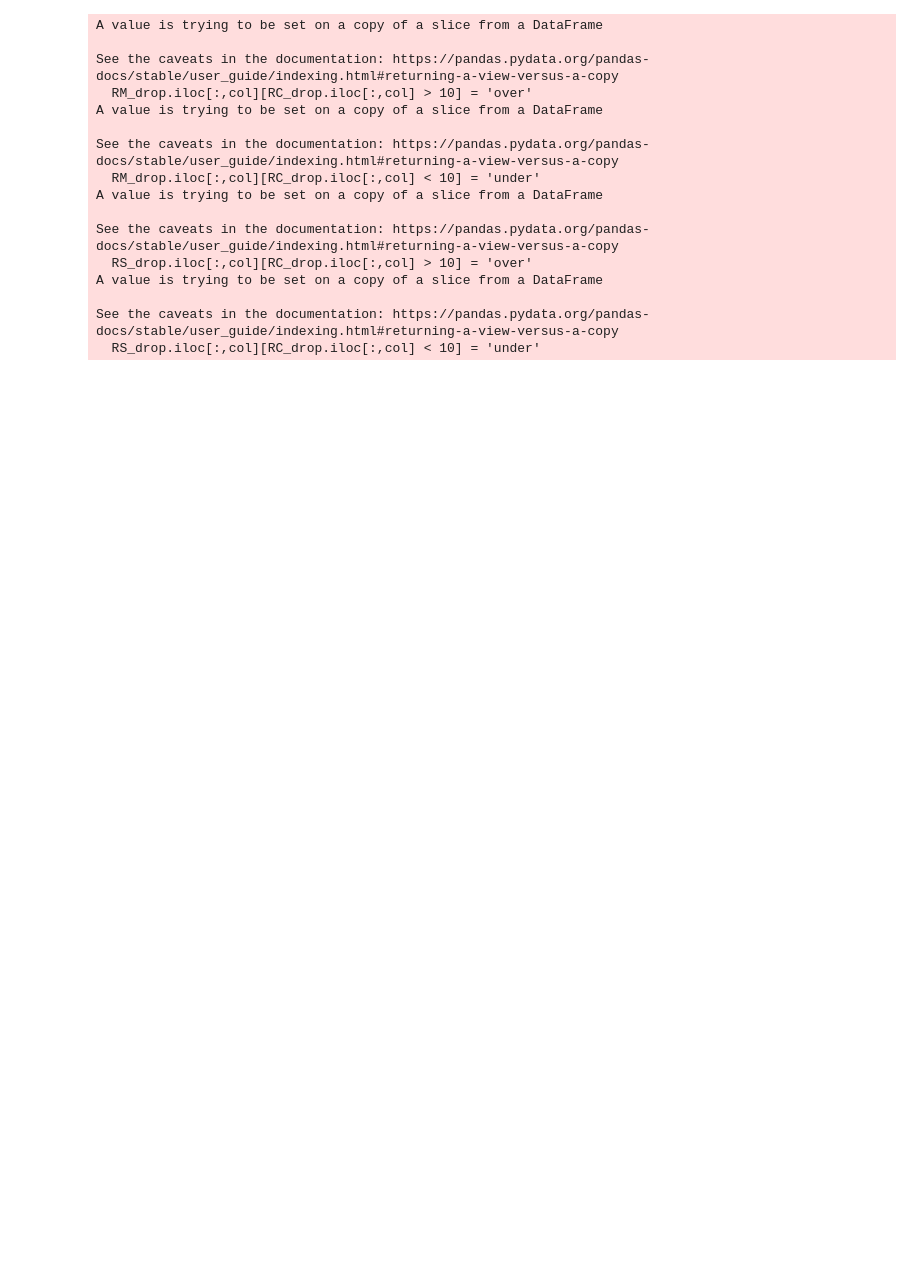
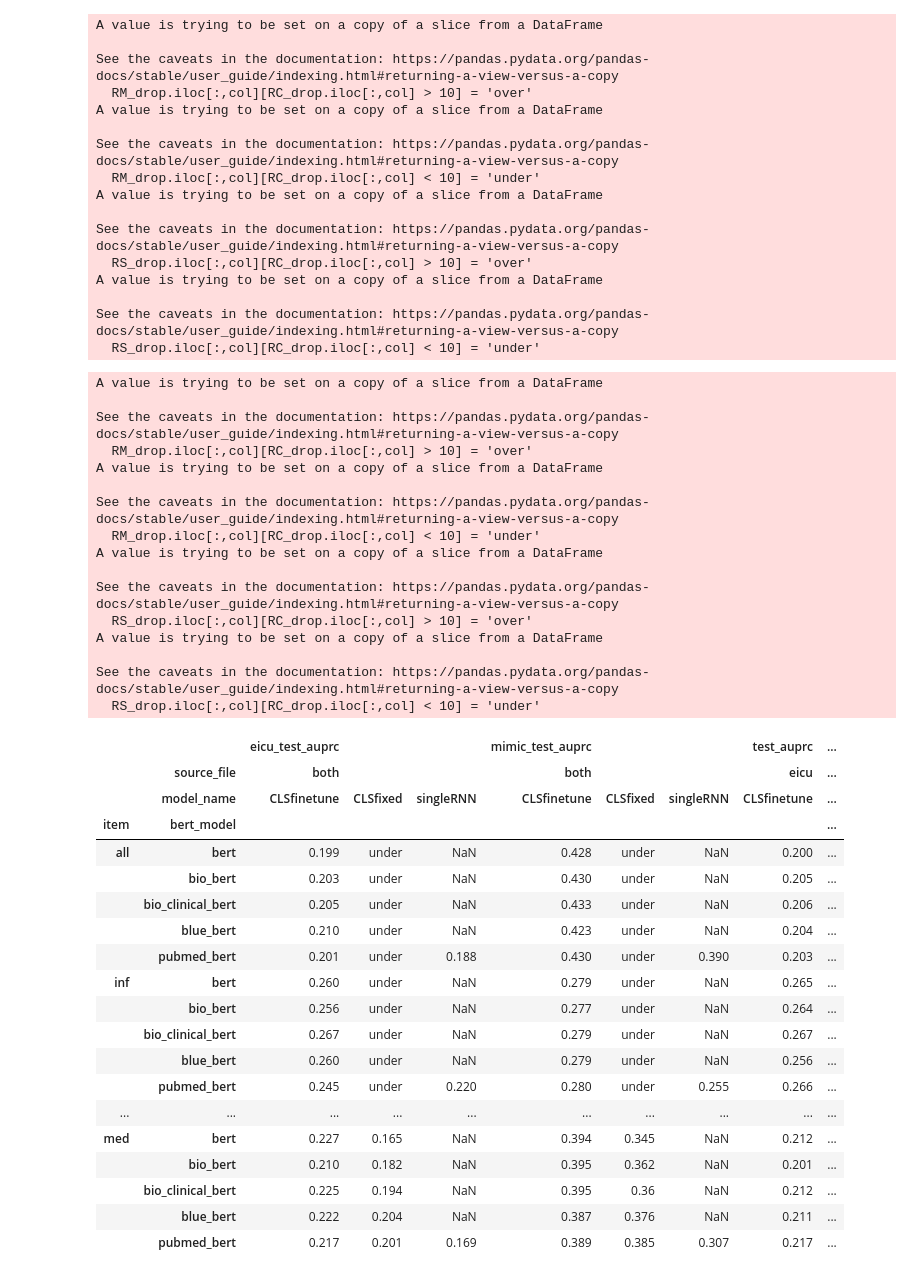
Before and after one commit to jiyounglee-0523/pretrained_ehr, a Jupyter notebook: visualize/RNNsweep.ipynb, the cells around one changed output. Saved outputs shown, nothing was run; the diff lists cells and outputs as text; code cells hidden in the pictures; blank space fills up the shorter version.

```diff
--- a/visualize/RNNsweep.ipynb
+++ b/visualize/RNNsweep.ipynb
@@ -148,6 +131,45 @@ A value is trying to be set on a copy of a slice from a DataFrame
 
 See the caveats in the documentation: https://pandas.pydata.org/pandas-docs/stable/user_guide/indexing.html#returning-a-view-versus-a-copy
   RS_drop.iloc[:,col][RC_drop.iloc[:,col] < 10] = 'under'
+# %%
+generate_table(rundata, 'mortality')
+# %% [output]
+A value is trying to be set on a copy of a slice from a DataFrame
+
+See the caveats in the documentation: https://pandas.pydata.org/pandas-docs/stable/user_guide/indexing.html#returning-a-view-versus-a-copy
+  RM_drop.iloc[:,col][RC_drop.iloc[:,col] > 10] = 'over'
+A value is trying to be set on a copy of a slice from a DataFrame
+
+See the caveats in the documentation: https://pandas.pydata.org/pandas-docs/stable/user_guide/indexing.html#returning-a-view-versus-a-copy
+  RM_drop.iloc[:,col][RC_drop.iloc[:,col] < 10] = 'under'
+A value is trying to be set on a copy of a slice from a DataFrame
+
+See the caveats in the documentation: https://pandas.pydata.org/pandas-docs/stable/user_guide/indexing.html#returning-a-view-versus-a-copy
+  RS_drop.iloc[:,col][RC_drop.iloc[:,col] > 10] = 'over'
+A value is trying to be set on a copy of a slice from a DataFrame
+
+See the caveats in the documentation: https://pandas.pydata.org/pandas-docs/stable/user_guide/indexing.html#returning-a-view-versus-a-copy
+  RS_drop.iloc[:,col][RC_drop.iloc[:,col] < 10] = 'under'
+|  |  | eicu_test_auprc |  |  | mimic_test_auprc |  |  | test_auprc | ... |
+|  | source_file | both |  |  | both |  |  | eicu | ... |
+|  | model_name | CLSfinetune | CLSfixed | singleRNN | CLSfinetune | CLSfixed | singleRNN | CLSfinetune | ... |
+| item | bert_model |  |  |  |  |  |  |  | ... |
+| all | bert | 0.199 | under | NaN | 0.428 | under | NaN | 0.200 | ... |
+|  | bio_bert | 0.203 | under | NaN | 0.430 | under | NaN | 0.205 | ... |
+|  | bio_clinical_bert | 0.205 | under | NaN | 0.433 | under | NaN | 0.206 | ... |
+|  | blue_bert | 0.210 | under | NaN | 0.423 | under | NaN | 0.204 | ... |
+|  | pubmed_bert | 0.201 | under | 0.188 | 0.430 | under | 0.390 | 0.203 | ... |
+| inf | bert | 0.260 | under | NaN | 0.279 | under | NaN | 0.265 | ... |
+|  | bio_bert | 0.256 | under | NaN | 0.277 | under | NaN | 0.264 | ... |
+|  | bio_clinical_bert | 0.267 | under | NaN | 0.279 | under | NaN | 0.267 | ... |
+|  | blue_bert | 0.260 | under | NaN | 0.279 | under | NaN | 0.256 | ... |
+|  | pubmed_bert | 0.245 | under | 0.220 | 0.280 | under | 0.255 | 0.266 | ... |
+| ... | ... | ... | ... | ... | ... | ... | ... | ... | ... |
+| med | bert | 0.227 | 0.165 | NaN | 0.394 | 0.345 | NaN | 0.212 | ... |
+|  | bio_bert | 0.210 | 0.182 | NaN | 0.395 | 0.362 | NaN | 0.201 | ... |
+|  | bio_clinical_bert | 0.225 | 0.194 | NaN | 0.395 | 0.36 | NaN | 0.212 | ... |
+|  | blue_bert | 0.222 | 0.204 | NaN | 0.387 | 0.376 | NaN | 0.211 | ... |
+|  | pubmed_bert | 0.217 | 0.201 | 0.169 | 0.389 | 0.385 | 0.307 | 0.217 | ... |
 # %%
 generate_table(rundata, 'mortality').iloc[:, ::-1]
 # %% [output]
```
Also changed, not shown: parts of 4 cells of this notebook.
